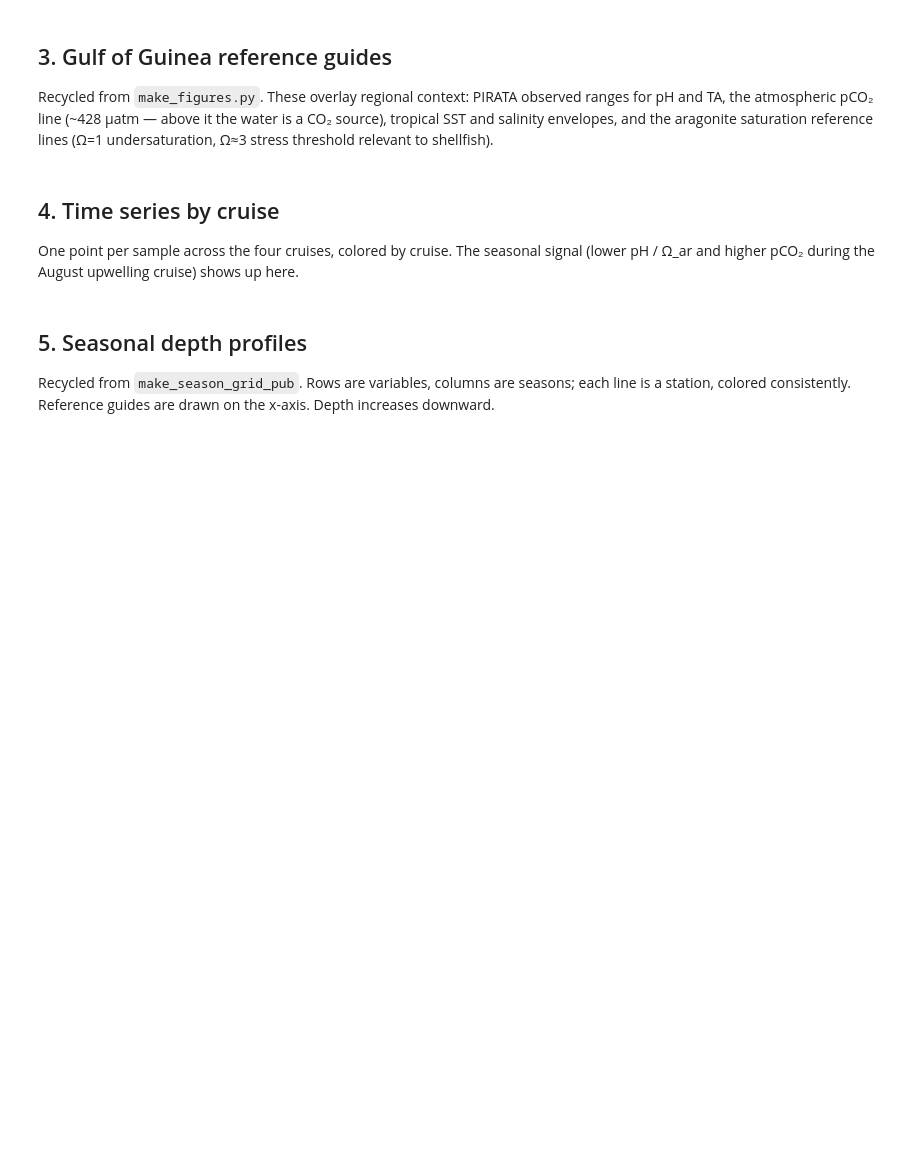
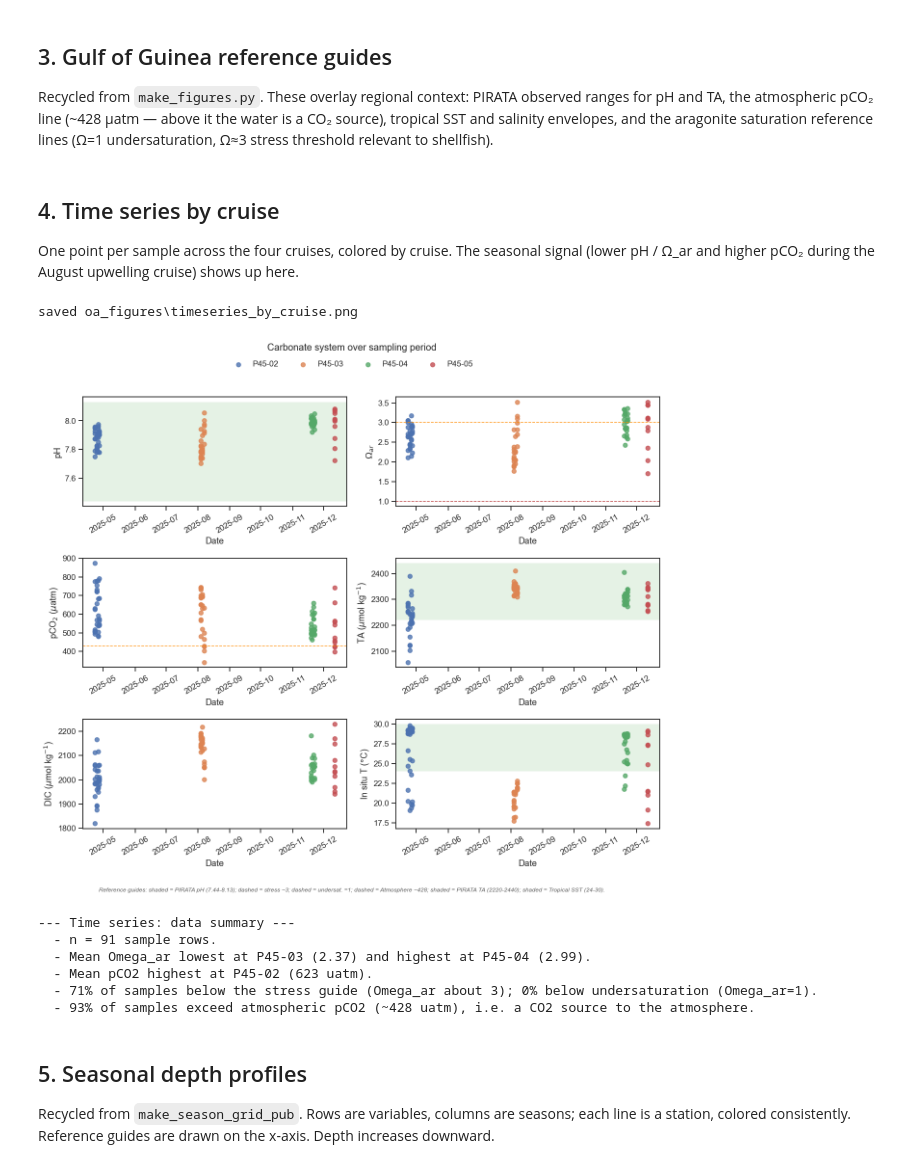
Before and after one commit to reez-png/oa_pipeline, a Jupyter notebook: notebooks/oa_figures.ipynb, the cells around one changed output. Cells and saved outputs as stored; diff of their text form; code cells hidden in the pictures; blank space fills up the shorter version.

Commit message:
Add viz package and plotting notebook; fix cmap_audit substitution; enforce LF via .gitattributes; document viz deps

```diff
--- a/notebooks/oa_figures.ipynb
+++ b/notebooks/oa_figures.ipynb
@@ -24,7 +24,7 @@ import matplotlib.pyplot as plt
 import seaborn as sns
 
 # EDIT: path to your data (xlsx or csv) ----------------------------------
-INPUT  = Path("oa_prelim_data.xlsx")   # or e.g. data/processed/.../analysis_ready.csv
+INPUT  = Path(r"C:\Users\OA_2023-03\Projects\oa_pipeline\data\raw\oa_prelim_data.xlsx")    # or e.g. data/processed/.../analysis_ready.csv
 SHEET  = 0                              # sheet name/index for xlsx
 OUTDIR = Path("oa_figures")             # where saved PNGs go
 SAVE   = True                           # set False to only show inline
@@ -198,28 +295,39 @@ up here.
 # %%
 def fig_timeseries(df, col):
     if "date" not in col:
         print("no date column; skip"); return
     vars_ = [v for v in ["ph","omega_ar","pco2","ta","dic","temp_insitu"] if v in col]
     grp = "cruise" if "cruise" in col else ("transect" if "transect" in col else None)
     n=len(vars_); nrow=(n+1)//2
     fig, axes = plt.subplots(nrow, 2, figsize=(12, 3.2*nrow), squeeze=False)
     for i, v in enumerate(vars_):
         ax = axes[i//2][i%2]
         if grp:
             for g, gd in df.groupby(col[grp]):
                 ax.scatter(gd[col["date"]], gd[col[v]], label=str(g), s=34, alpha=0.8)
         else:
             ax.scatter(df[col["date"]], df[col[v]], s=34, alpha=0.8)
         add_refs(ax, v, "y")
         ax.set_ylabel(label_of(v)); ax.set_xlabel("Date"); ax.tick_params(axis="x", rotation=30)
     for j in range(n, nrow*2): axes[j//2][j%2].axis("off")
     if grp:
         h,l = axes[0][0].get_legend_handles_labels()
         fig.legend(h,l, loc="upper center", ncol=min(6,len(l)), bbox_to_anchor=(0.5,1.03))
     fig.suptitle("Carbonate system over sampling period", y=1.05, fontsize=13)
+    add_ref_caption(fig, vars_)
     fig.tight_layout(); _save(fig, "timeseries_by_cruise"); plt.show()
+    show_deductions("Time series", deduce(df, col, group_canon="cruise"))
 
 fig_timeseries(df, col)
+# %% [output]
+saved oa_figures\timeseries_by_cruise.png
+[figure, added]
+--- Time series: data summary ---
+  - n = 91 sample rows.
+  - Mean Omega_ar lowest at P45-03 (2.37) and highest at P45-04 (2.99).
+  - Mean pCO2 highest at P45-02 (623 uatm).
+  - 71% of samples below the stress guide (Omega_ar about 3); 0% below undersaturation (Omega_ar=1).
+  - 93% of samples exceed atmospheric pCO2 (~428 uatm), i.e. a CO2 source to the atmosphere.
 # %% [markdown]
 ## 5. Seasonal depth profiles
 
```
Also changed, not shown: parts of 7 cells of this notebook, 4 other files.
